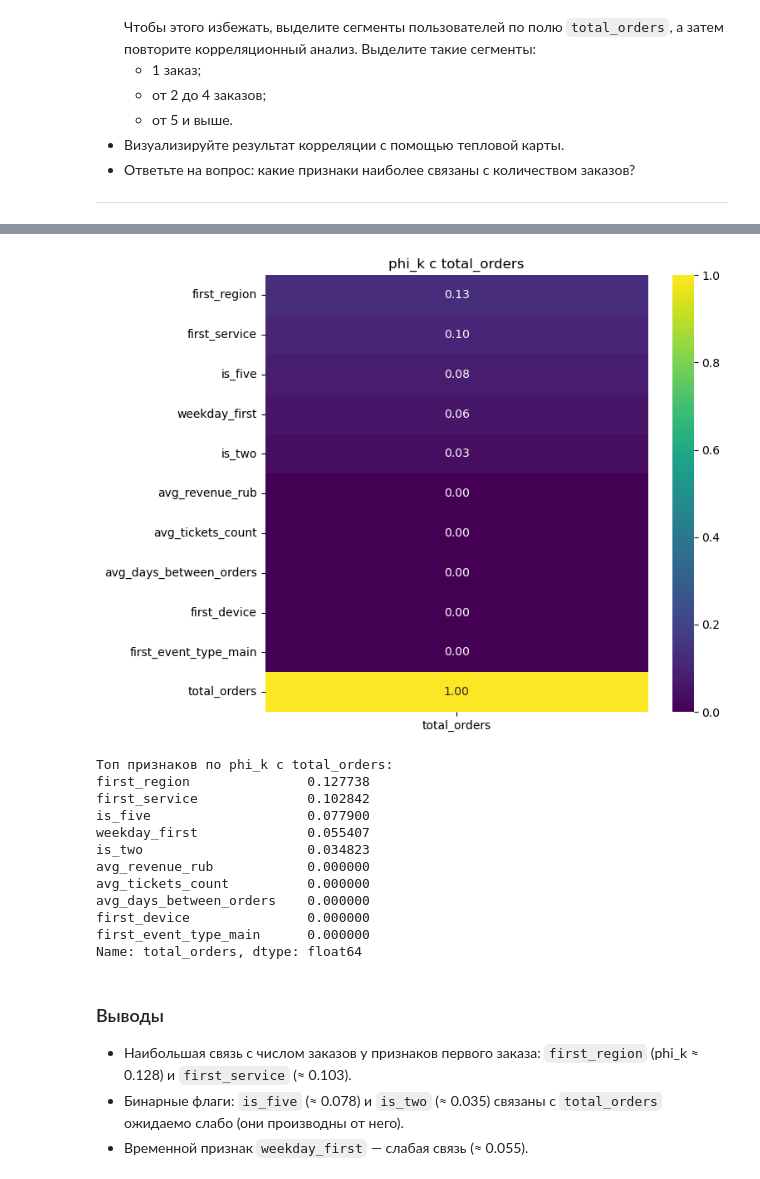
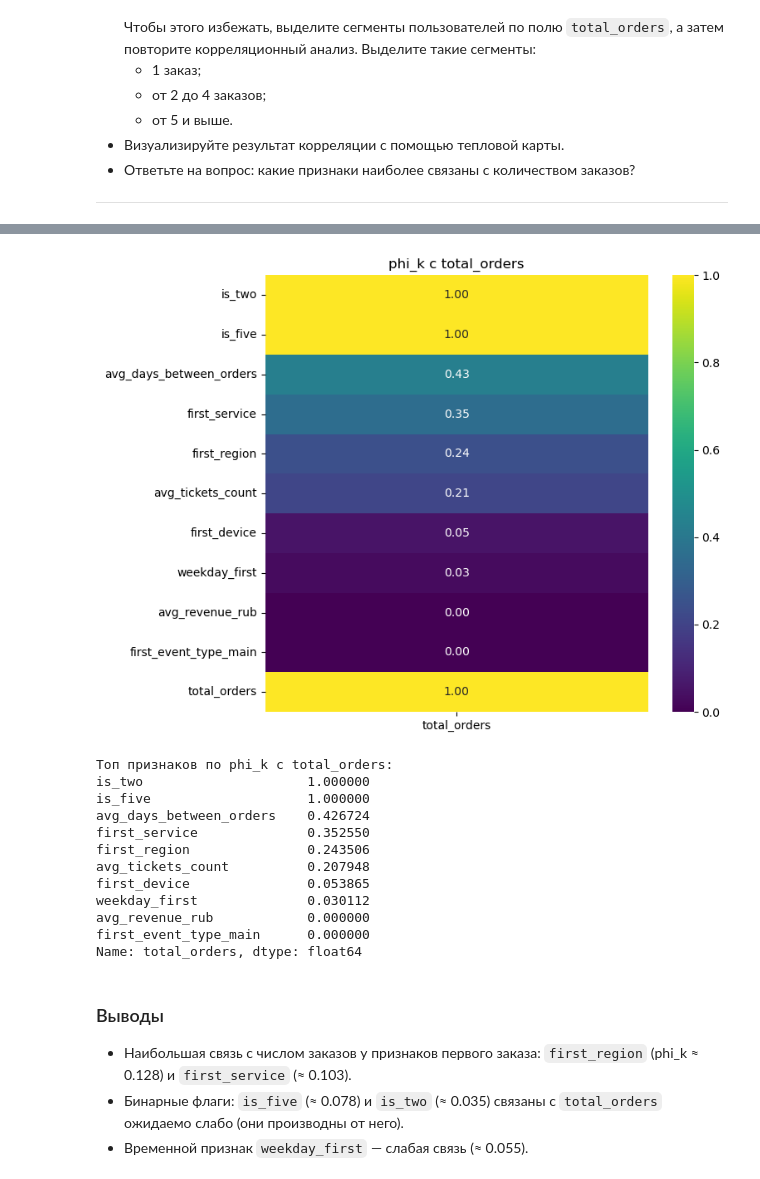
Before and after one commit to ramdirt/data-analyst-afisha, a Jupyter notebook: notebook.ipynb, the cells around one changed output, grey strips where cells are left out. Drawn from its saved outputs; the diff is of its cells as text; code cells hidden in the pictures.

```diff
--- a/notebook.ipynb
+++ b/notebook.ipynb
@@ -275,11 +391,12 @@ rates[date_col] = pd.to_datetime(rates[date_col], errors="coerce")
 rates = rates.dropna(subset=[date_col])
 rates["rate_date"] = rates[date_col].dt.date
 
-# Курс указан за 100 тенге → приводим к 1 тенге
+# Курс указан за 100 тенге → приводим к 1 тенге, агрегируем до 1 строки на дату
 rates["rate_per_kzt"] = pd.to_numeric(rates[rate_col], errors="coerce") / 100.0
 rates = rates[["rate_date", "rate_per_kzt"]].dropna()
+rates = rates.groupby("rate_date", as_index=False)["rate_per_kzt"].mean()
 
-# Соединяем по дате заказа
+# Соединяем по дате заказа (без размножения строк)
 orders_df["order_date"] = orders_df["order_dt"].dt.date
 orders_df = orders_df.merge(rates, left_on="order_date", right_on="rate_date", how="left")
 
@@ -292,7 +409,7 @@ orders_df = orders_df.drop(columns=[c for c in ["order_date", "rate_date", "rate
 
 # Контроль
 print("Добавлен столбец revenue_rub. Пример:")
-orders_df[["currency_code", "revenue", "revenue_rub"]].head(10)
+display(orders_df[["currency_code", "revenue", "revenue_rub"]].head(10))
 # %% [output]
 Добавлен столбец revenue_rub. Пример:
 |  | currency_code | revenue | revenue_rub |
@@ -463,3 +612,7 @@ Name: revenue_rub, dtype: float64
 **Рекомендация:** перед тем как строить профиль, отсортируйте данные по времени совершения заказа.
 
 ---
+# %%
+base_rev = "revenue_rub" if "revenue_rub" in orders_df.columns else "revenue"
+
+orders_sorted = orders_df.sort_values(["user_id", "order_ts"], ascending=[True, True])
@@ -1220,29 +1567,4 @@ print(f"≥5 заказов: median={np.median(g5p):.1f}, mean={g5p.mean():.1f},
 # %%
-import numpy as np
-import pandas as pd
-import matplotlib.pyplot as plt
-import seaborn as sns
-
-# Подготовка данных
-cols_keep = [
-    'total_orders',
-    'avg_revenue_rub',
-    'avg_tickets_count',
-    'avg_days_between_orders',
-    'is_two',
-    'is_five',
-    'first_device',
-    'first_region',
-    'first_service',
-    'first_event_type_main',
-]
-
-df = user_profiles[[c for c in cols_keep if c in user_profiles.columns]].copy()
-if 'first_order_dt' in user_profiles.columns and 'weekday_first' not in df.columns:
-    df['weekday_first'] = user_profiles['first_order_dt'].dt.dayofweek
-
-interval_cols = [c for c in ['total_orders','avg_revenue_rub','avg_tickets_count','avg_days_between_orders','weekday_first'] if c in df.columns]
-
 # Попытка использовать phik; при отсутствии — запасной вариант
 use_phik = False
 try:
@@ -1258,44 +1580,44 @@ if use_phik:
 
     plt.figure(figsize=(8, 6))
     sns.heatmap(corr.loc[target_corr.index.tolist() + [target_col], [target_col]], annot=True, fmt='.2f', cmap='viridis')
     plt.title('phi_k с total_orders')
     plt.tight_layout()
     plt.show()
 
     print('Топ признаков по phi_k с total_orders:')
     print(target_corr.head(10))
 else:
     # Fallback: one-hot для категорий + Спирмен с total_orders
     num_cols = [c for c in df.select_dtypes(include=['number']).columns if c != 'total_orders']
     cat_cols = [c for c in df.columns if c not in num_cols + ['total_orders']]
     df_enc = pd.concat([
         df[['total_orders'] + num_cols].copy(),
         pd.get_dummies(df[cat_cols].astype('category'), drop_first=True)
     ], axis=1)
     corr_vec = df_enc.corr(method='spearman')['total_orders'].drop('total_orders').abs().sort_values(ascending=False)
 
     top_feats = corr_vec.head(20)
     plt.figure(figsize=(8, 6))
     sns.barplot(x=top_feats.values, y=top_feats.index, orient='h', palette='viridis')
     plt.title('Ассоциация с total_orders (fallback)')
     plt.xlabel('|Spearman|')
     plt.tight_layout()
     plt.show()
 
     print('Топ признаков по ассоциации (fallback):')
     print(top_feats)
 # %% [output]
-[figure, old version]
+[figure, new version]
 Топ признаков по phi_k с total_orders:
-first_region               0.127738
-first_service              0.102842
-is_five                    0.077900
-weekday_first              0.055407
-is_two                     0.034823
+is_two                     1.000000
+is_five                    1.000000
+avg_days_between_orders    0.426724
+first_service              0.352550
+first_region               0.243506
+avg_tickets_count          0.207948
+first_device               0.053865
+weekday_first              0.030112
 avg_revenue_rub            0.000000
-avg_tickets_count          0.000000
-avg_days_between_orders    0.000000
-first_device               0.000000
 first_event_type_main      0.000000
 Name: total_orders, dtype: float64
 # %% [markdown]
```
Also changed, not shown: parts of 68 cells of this notebook, 1 other file.
